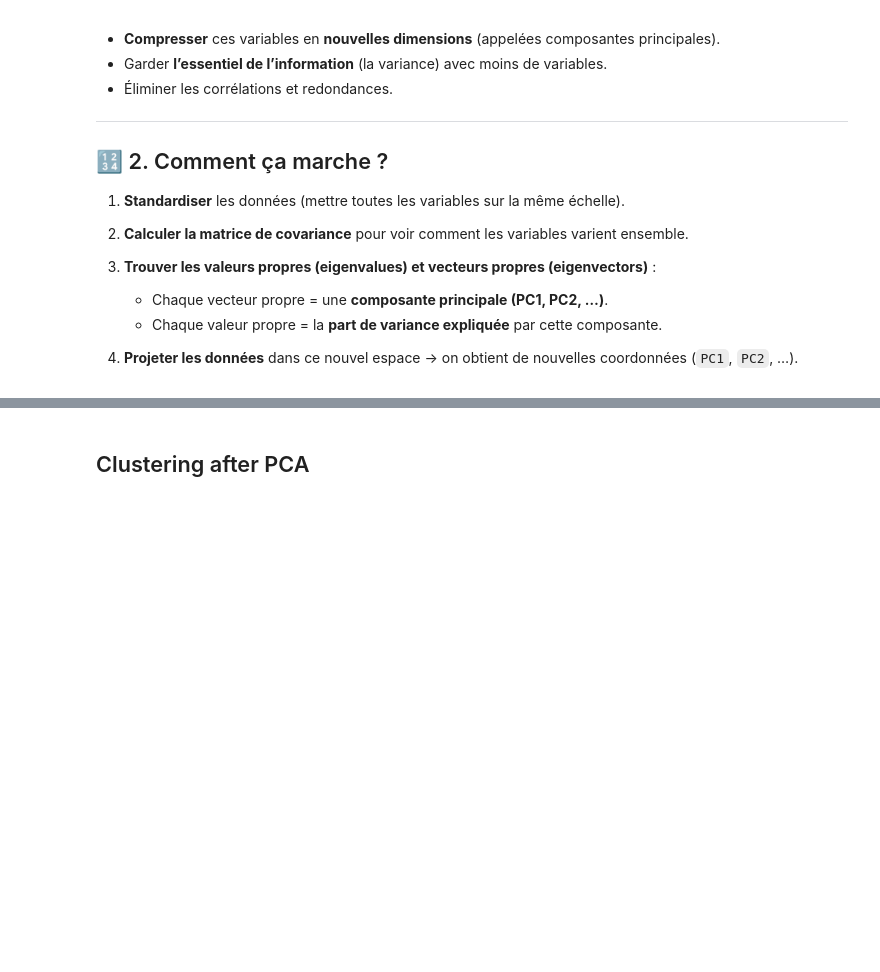
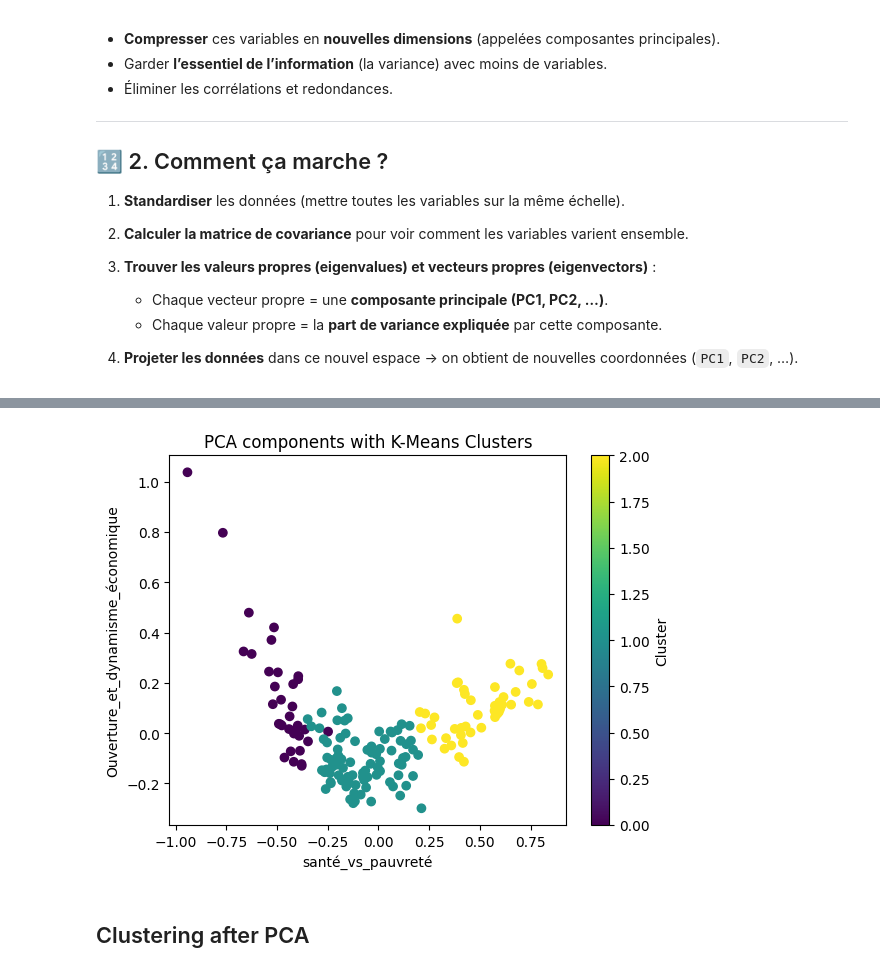
Before and after one commit to bidoscar/AFRICITIZEN-ACDS-Coding, a Jupyter notebook: Seance_8_Clustering_PCA/Seance_8_clustering_k_means_pca.ipynb, the cells around one changed output, grey strips where cells are left out. Drawn from its saved outputs; the diff is of its cells as text; code cells hidden in the pictures; blank space fills up the shorter version.

```diff
--- a/Seance_8_Clustering_PCA/Seance_8_clustering_k_means_pca_apres_seance_mardi_23.ipynb
+++ b/Seance_8_Clustering_PCA/Seance_8_clustering_k_means_pca.ipynb
@@ -487,2 +621,20 @@ La PCA sert à :
+# %%
+# Faire le nuage des points entresanté_vs_pauvreté et Ouverture_et_dynamisme_économique de df_pca et en utilisant comme couleur Class de data
+# Convert the 'Class' column back to numerical values for plotting
+class_mapping = {
+    'Pas besoin d\'aide': 0,
+    'Pourrait avoir besoin d\'aide': 1,
+    'Besoin d\'aide': 2
+}
+data['Class_numeric'] = data['Class'].map(class_mapping)
+
+plt.scatter(df_pca['santé_vs_pauvreté'], df_pca['Ouverture_et_dynamisme_économique'], c=data['Class_numeric'])
+plt.xlabel('santé_vs_pauvreté')
+plt.ylabel('Ouverture_et_dynamisme_économique')
+plt.title('PCA components with K-Means Clusters')
+plt.colorbar(label='Cluster')
+plt.show()
+# %% [output]
+[figure, added]
 # %% [markdown]
 ## Clustering after PCA
```
Also changed, not shown: parts of 29 cells of this notebook, 1 other file.
